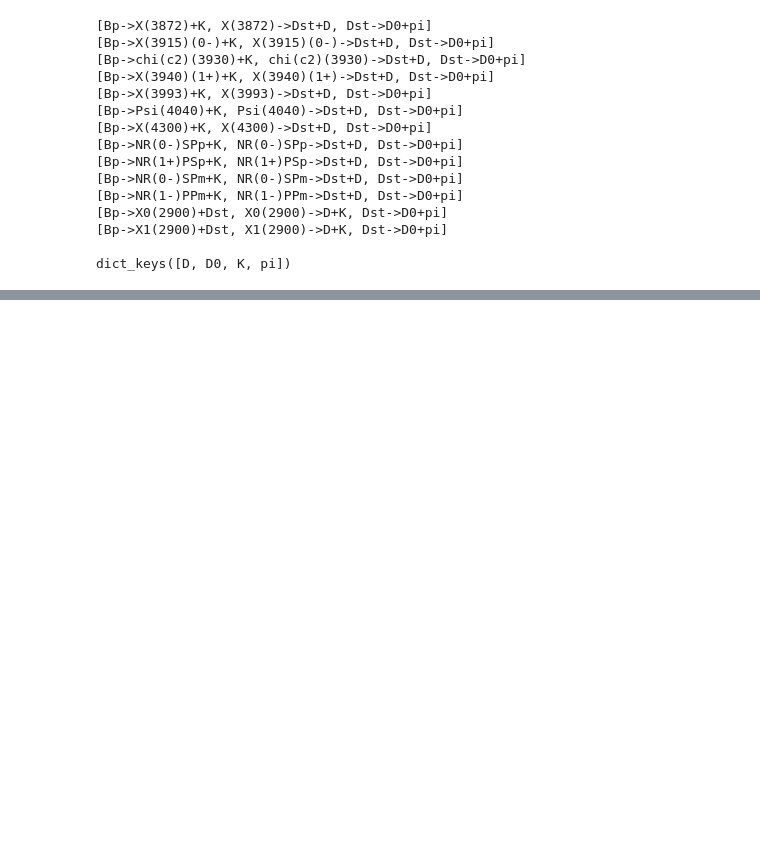
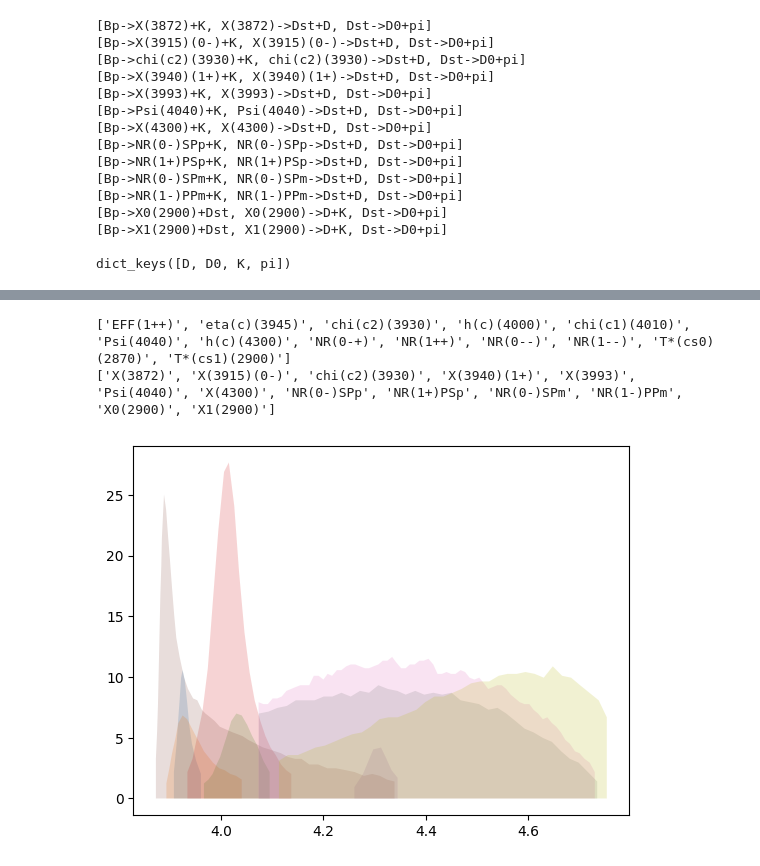
Before and after one commit to mmikhasenko/B2DxDK.jl, a Jupyter notebook: Analysis/Amplitude.ipynb, the cells around one changed output, grey strips where cells are left out. Saved outputs shown, nothing was run; the diff lists cells and outputs as text; code cells hidden in the pictures; blank space fills up the shorter version.

```diff
--- a/Analysis/Amplitude.ipynb
+++ b/Analysis/Amplitude.ipynb
@@ -284,0 +504,11 @@ Bp->X1(2900)+Dst :    3.374 GeV    341.770843365779
+# %%
+print(res_names_paper)
+print(res_names)
+# %% [output]
+['EFF(1++)', 'eta(c)(3945)', 'chi(c2)(3930)', 'h(c)(4000)', 'chi(c1)(4010)', 'Psi(4040)', 'h(c)(4300)', 'NR(0-+)', 'NR(1++)', 'NR(0--)', 'NR(1--)', 'T*(cs0)(2870)', 'T*(cs1)(2900)']
+['X(3872)', 'X(3915)(0-)', 'chi(c2)(3930)', 'X(3940)(1+)', 'X(3993)', 'Psi(4040)', 'X(4300)', 'NR(0-)SPp', 'NR(1+)PSp', 'NR(0-)SPm', 'NR(1-)PPm', 'X0(2900)', 'X1(2900)']
+# %%
+for i in range(len(x_DstD_digit)):
+    plt.fill_between(x_DstD_digit[i], y_DstD_digit[i], alpha=0.2)
+# %% [output]
+[figure, added]
```
Also changed, not shown: parts of 24 cells of this notebook, 1 other file.
